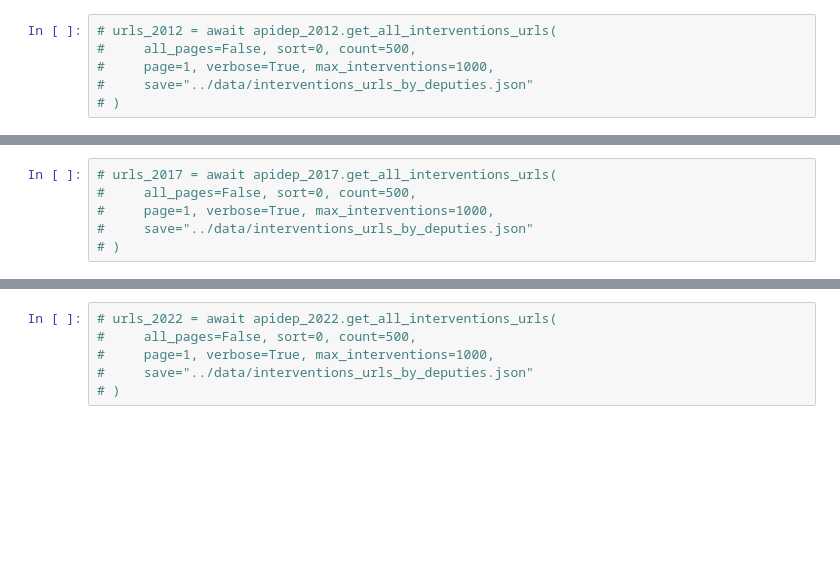
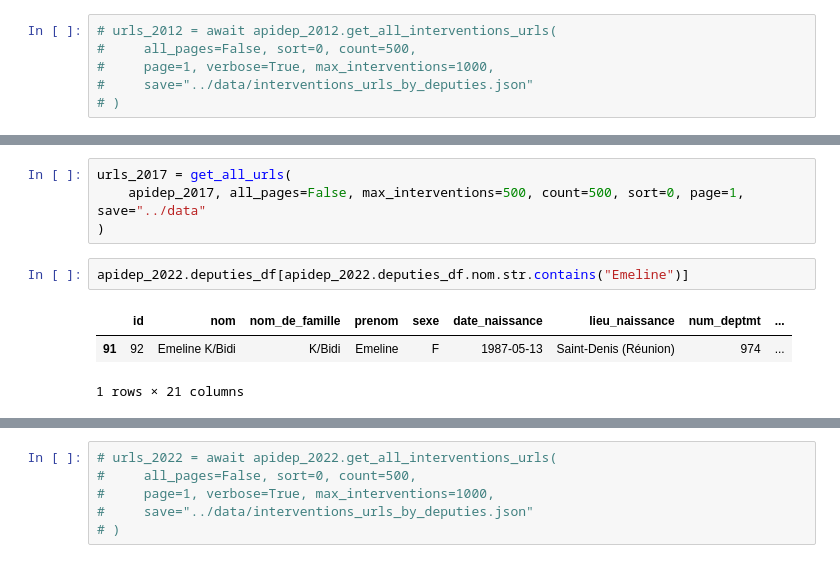
Before and after one commit to gwatkinson/NLP_Assemblee, a Jupyter notebook: notebooks/test_api.ipynb, the cells around one changed output, grey strips where cells are left out. Saved outputs shown, nothing was run; the diff lists cells and outputs as text; blank space fills up the shorter version.

Commit message:
Finish scrapping the data

```diff
--- a/notebooks/test_api.ipynb
+++ b/notebooks/test_api.ipynb
@@ -33,6 +164,10 @@ apidep_2022 = CPCApi()
 # %%
-# urls_2017 = await apidep_2017.get_all_interventions_urls(
-#     all_pages=False, sort=0, count=500,
-#     page=1, verbose=True, max_interventions=1000,
-#     save="../data/interventions_urls_by_deputies.json"
-# )
+urls_2017 = get_all_urls(
+    apidep_2017, all_pages=False, max_interventions=500, count=500, sort=0, page=1, save="../data"
+)
+# %%
+apidep_2022.deputies_df[apidep_2022.deputies_df.nom.str.contains("Emeline")]
+# %% [output]
+|  | id | nom | nom_de_famille | prenom | sexe | date_naissance | lieu_naissance | num_deptmt | ... |
+| 91 | 92 | Emeline K/Bidi | K/Bidi | Emeline | F | 1987-05-13 | Saint-Denis (Réunion) | 974 | ... |
+1 rows × 21 columns
```
Also changed, not shown: parts of 24 cells of this notebook, 1 other file.
